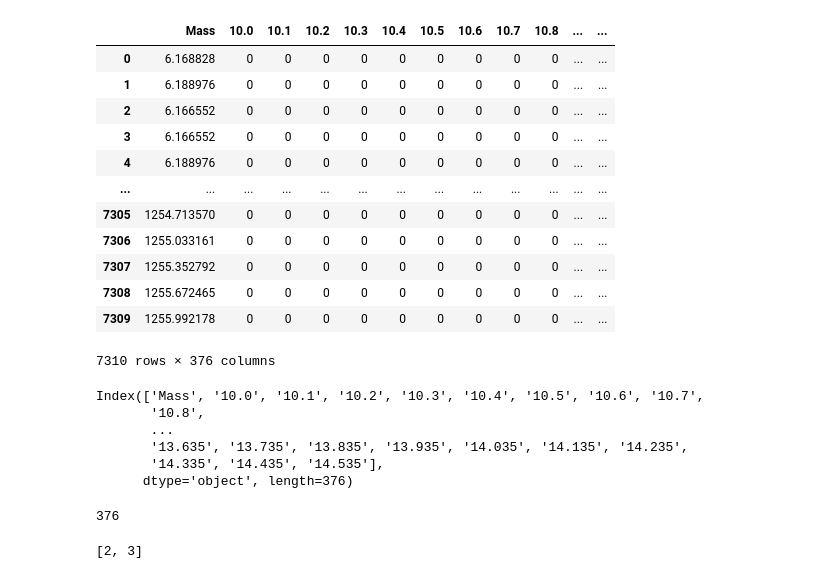
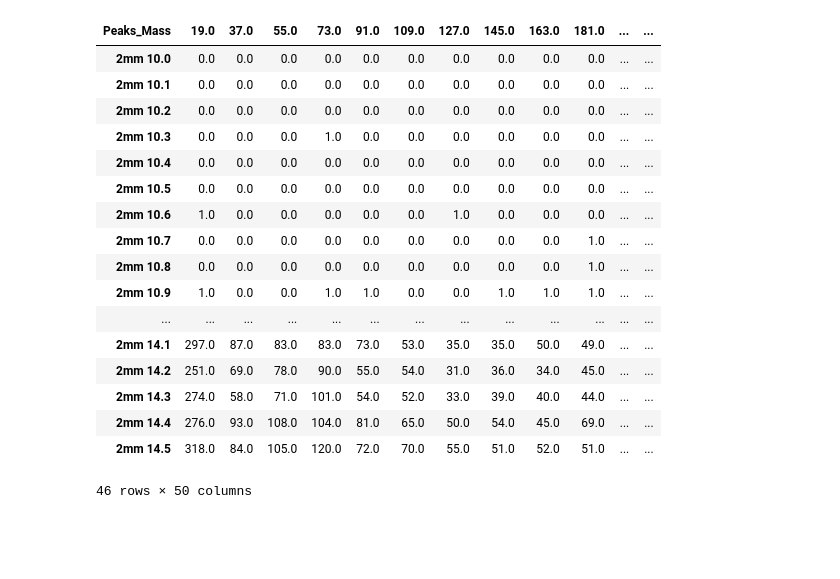
Before and after one commit to gishan12/mass_spec, a Jupyter notebook: Clusters.ipynb, the cells around one changed output. Cells and saved outputs as stored; diff of their text form; code cells hidden in the pictures; blank space fills up the shorter version.

```diff
--- a/Clusters.ipynb
+++ b/Clusters.ipynb
@@ -47,0 +115,4 @@ new_df =clusterise(df)
+# %%
+transposed_cluster = dataframe.T
+transposed_cluster.columns = dataframe['Peaks_Mass']
+transposed_cluster
@@ -48 +133,8 @@ new_df =clusterise(df)
+# %%
+transposed_cluster = transposed_cluster.drop(['Peaks_Mass'])
+# %%
+a = transposed_cluster.index
+a = list(a)
+# %%
+transposed_cluster= transposed_cluster[(np.char.find(list(a), '2mm', start = 0) >= 0)]
 # %%
@@ -235,33 +152,21 @@ for x in Sheet_names[1:]:
-# %%
-two_mm
-# %% [output]
-|  | Mass | 10.0 | 10.1 | 10.2 | 10.3 | 10.4 | 10.5 | 10.6 | 10.7 | 10.8 | ... | ... |
-| 0 | 6.168828 | 0 | 0 | 0 | 0 | 0 | 0 | 0 | 0 | 0 | ... | ... |
-| 1 | 6.188976 | 0 | 0 | 0 | 0 | 0 | 0 | 0 | 0 | 0 | ... | ... |
-| 2 | 6.166552 | 0 | 0 | 0 | 0 | 0 | 0 | 0 | 0 | 0 | ... | ... |
-| 3 | 6.166552 | 0 | 0 | 0 | 0 | 0 | 0 | 0 | 0 | 0 | ... | ... |
-| 4 | 6.188976 | 0 | 0 | 0 | 0 | 0 | 0 | 0 | 0 | 0 | ... | ... |
-| ... | ... | ... | ... | ... | ... | ... | ... | ... | ... | ... | ... | ... |
-| 7305 | 1254.713570 | 0 | 0 | 0 | 0 | 0 | 0 | 0 | 0 | 0 | ... | ... |
-| 7306 | 1255.033161 | 0 | 0 | 0 | 0 | 0 | 0 | 0 | 0 | 0 | ... | ... |
-| 7307 | 1255.352792 | 0 | 0 | 0 | 0 | 0 | 0 | 0 | 0 | 0 | ... | ... |
-| 7308 | 1255.672465 | 0 | 0 | 0 | 0 | 0 | 0 | 0 | 0 | 0 | ... | ... |
-| 7309 | 1255.992178 | 0 | 0 | 0 | 0 | 0 | 0 | 0 | 0 | 0 | ... | ... |
-7310 rows × 376 columns
-# %%
-two_mm.columns
-# %% [output]
-Index(['Mass', '10.0', '10.1', '10.2', '10.3', '10.4', '10.5', '10.6', '10.7',
-       '10.8',
-       ...
-       '13.635', '13.735', '13.835', '13.935', '14.035', '14.135', '14.235',
-       '14.335', '14.435', '14.535'],
-      dtype='object', length=376)
-# %%
-len(two_mm.columns)
-# %% [output]
-376
-# %%
-[2]+[3]
-# %% [output]
-[2, 3]
+# %%
+transposed_cluster
+# %% [output]
+| Peaks_Mass | 19.0 | 37.0 | 55.0 | 73.0 | 91.0 | 109.0 | 127.0 | 145.0 | 163.0 | 181.0 | ... | ... |
+| 2mm 10.0 | 0.0 | 0.0 | 0.0 | 0.0 | 0.0 | 0.0 | 0.0 | 0.0 | 0.0 | 0.0 | ... | ... |
+| 2mm 10.1 | 0.0 | 0.0 | 0.0 | 0.0 | 0.0 | 0.0 | 0.0 | 0.0 | 0.0 | 0.0 | ... | ... |
+| 2mm 10.2 | 0.0 | 0.0 | 0.0 | 0.0 | 0.0 | 0.0 | 0.0 | 0.0 | 0.0 | 0.0 | ... | ... |
+| 2mm 10.3 | 0.0 | 0.0 | 0.0 | 1.0 | 0.0 | 0.0 | 0.0 | 0.0 | 0.0 | 0.0 | ... | ... |
+| 2mm 10.4 | 0.0 | 0.0 | 0.0 | 0.0 | 0.0 | 0.0 | 0.0 | 0.0 | 0.0 | 0.0 | ... | ... |
+| 2mm 10.5 | 0.0 | 0.0 | 0.0 | 0.0 | 0.0 | 0.0 | 0.0 | 0.0 | 0.0 | 0.0 | ... | ... |
+| 2mm 10.6 | 1.0 | 0.0 | 0.0 | 0.0 | 0.0 | 0.0 | 1.0 | 0.0 | 0.0 | 0.0 | ... | ... |
+| 2mm 10.7 | 0.0 | 0.0 | 0.0 | 0.0 | 0.0 | 0.0 | 0.0 | 0.0 | 0.0 | 1.0 | ... | ... |
+| 2mm 10.8 | 0.0 | 0.0 | 0.0 | 0.0 | 0.0 | 0.0 | 0.0 | 0.0 | 0.0 | 1.0 | ... | ... |
+| 2mm 10.9 | 1.0 | 0.0 | 0.0 | 1.0 | 1.0 | 0.0 | 0.0 | 1.0 | 1.0 | 1.0 | ... | ... |
+| ... | ... | ... | ... | ... | ... | ... | ... | ... | ... | ... | ... | ... |
+| 2mm 14.1 | 297.0 | 87.0 | 83.0 | 83.0 | 73.0 | 53.0 | 35.0 | 35.0 | 50.0 | 49.0 | ... | ... |
+| 2mm 14.2 | 251.0 | 69.0 | 78.0 | 90.0 | 55.0 | 54.0 | 31.0 | 36.0 | 34.0 | 45.0 | ... | ... |
+| 2mm 14.3 | 274.0 | 58.0 | 71.0 | 101.0 | 54.0 | 52.0 | 33.0 | 39.0 | 40.0 | 44.0 | ... | ... |
+| 2mm 14.4 | 276.0 | 93.0 | 108.0 | 104.0 | 81.0 | 65.0 | 50.0 | 54.0 | 45.0 | 69.0 | ... | ... |
+| 2mm 14.5 | 318.0 | 84.0 | 105.0 | 120.0 | 72.0 | 70.0 | 55.0 | 51.0 | 52.0 | 51.0 | ... | ... |
+46 rows × 50 columns
```
Also changed, not shown: parts of 24 cells of this notebook, 2 other files.
